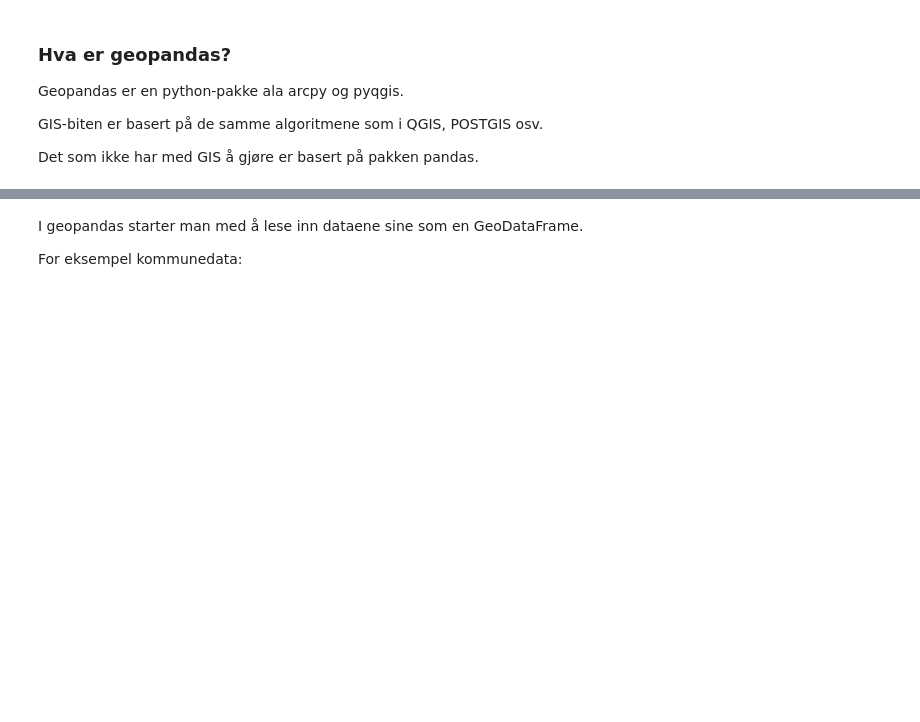
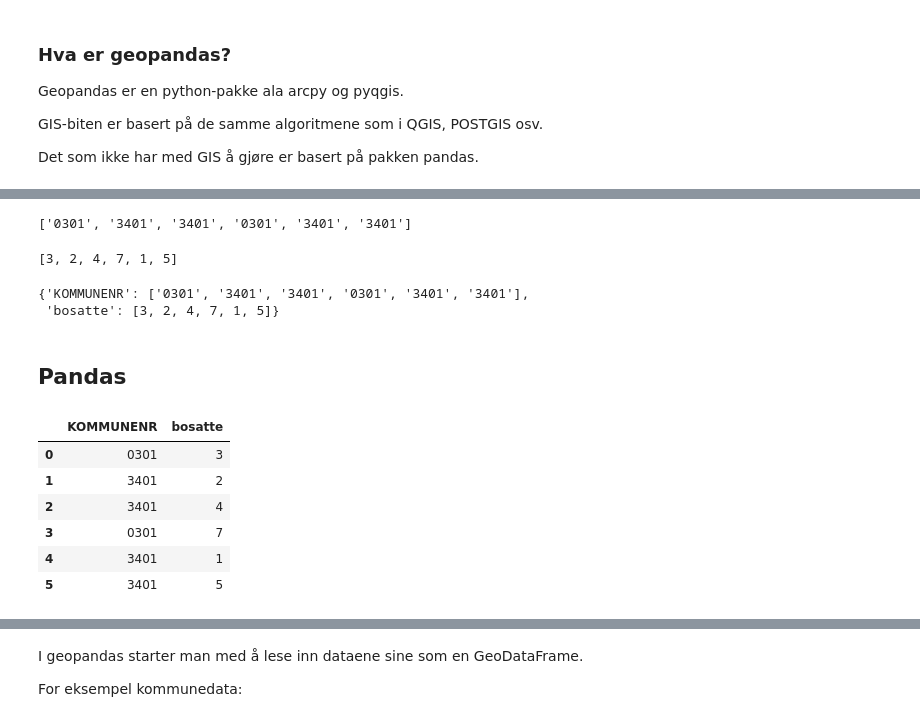
Before and after one commit to statisticsnorway/intro_til_geopandas, a Jupyter notebook: 3_geopandas_for_GIS_folk_kort.ipynb, the cells around one changed output, grey strips where cells are left out. Cells and saved outputs as stored; diff of their text form; code cells hidden in the pictures; blank space fills up the shorter version.

```diff
--- a/3_geopandas_for_GIS_folk_kort.ipynb
+++ b/3_geopandas_for_GIS_folk_kort.ipynb
@@ -14,0 +17,22 @@ Det som ikke har med GIS å gjøre er basert på pakken pandas.
+# %%
+liste_med_kommunenumre = ["0301", "3401", "3401", "0301", "3401", "3401"]
+liste_med_kommunenumre
+# %% [output]
+['0301', '3401', '3401', '0301', '3401', '3401']
+# %%
+liste_med_bosatte = [3, 2, 4, 7, 1, 5]
+liste_med_bosatte
+# %% [output]
+[3, 2, 4, 7, 1, 5]
+# %%
+dictionary = {
+    "KOMMUNENR": liste_med_kommunenumre,
+    "bosatte": liste_med_bosatte,
+}
+
+dictionary
+# %% [output]
+{'KOMMUNENR': ['0301', '3401', '3401', '0301', '3401', '3401'],
+ 'bosatte': [3, 2, 4, 7, 1, 5]}
+# %% [markdown]
+## Pandas
@@ -14,0 +41,11 @@ Det som ikke har med GIS å gjøre er basert på pakken pandas.
+# %%
+adresser = pd.DataFrame(dictionary)
+adresser
+# %% [output]
+|  | KOMMUNENR | bosatte |
+| 0 | 0301 | 3 |
+| 1 | 3401 | 2 |
+| 2 | 3401 | 4 |
+| 3 | 0301 | 7 |
+| 4 | 3401 | 1 |
+| 5 | 3401 | 5 |
```
Also changed, not shown: parts of 14 cells of this notebook.
